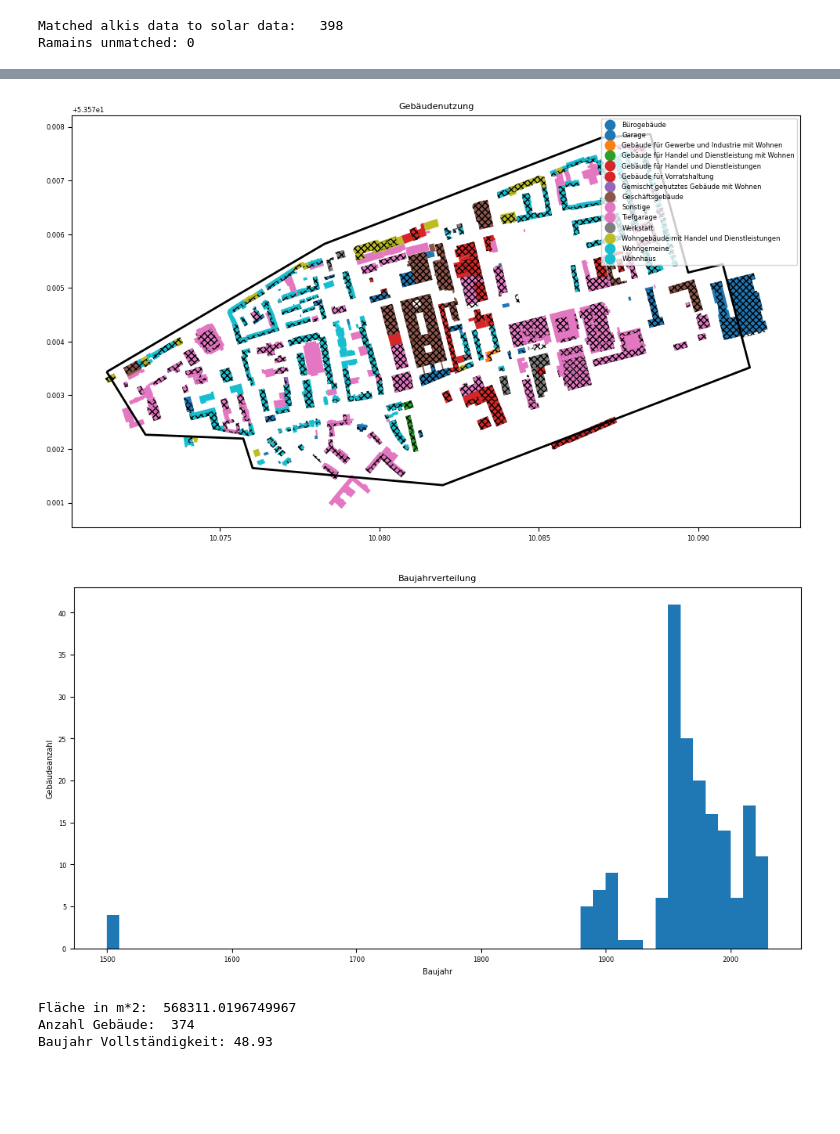
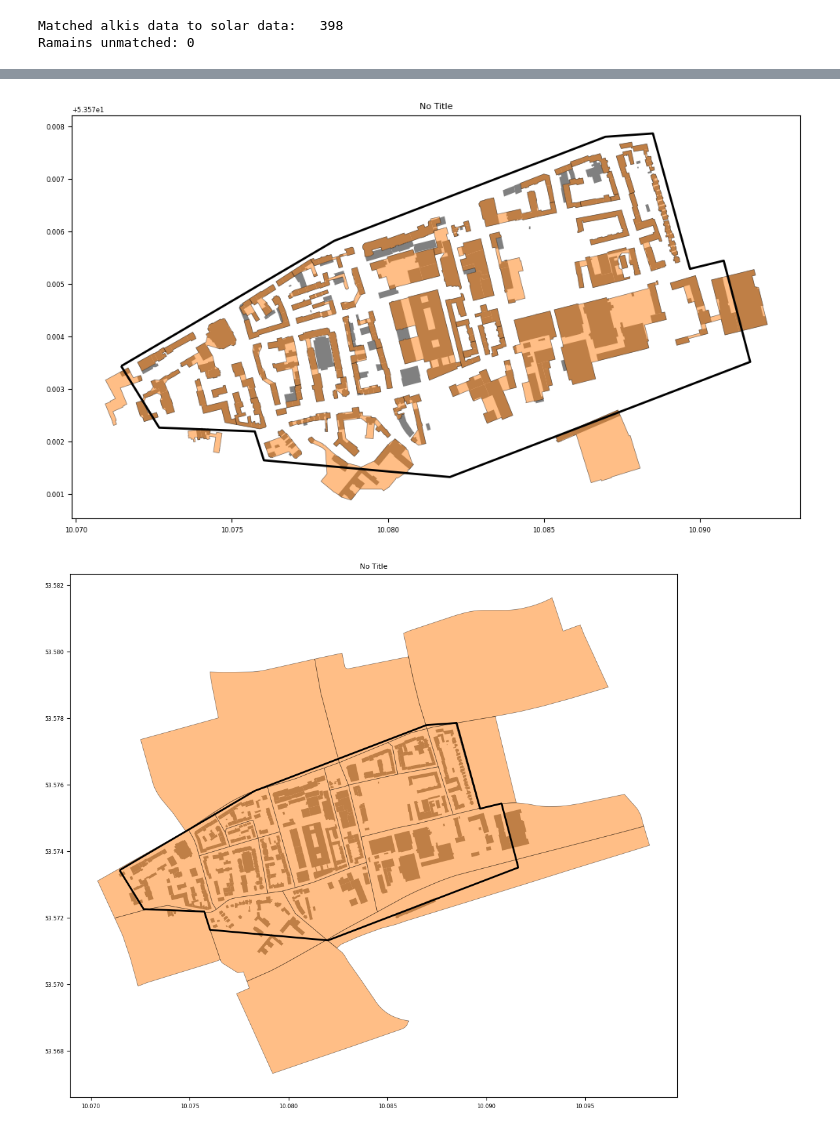
Before and after one commit to DanyBoi22/buildsim, a Jupyter notebook: notebooks/building_data_analys.ipynb, the cells around one changed output, grey strips where cells are left out. Cells and saved outputs as stored; diff of their text form; code cells hidden in the pictures; blank space fills up the shorter version.

Commit message:
New data set matching for gis data

```diff
--- a/notebooks/building_data_analys.ipynb
+++ b/notebooks/building_data_analys.ipynb
@@ -521,34 +550,32 @@ def plot_construction_year_histogram_simple(base_gdf: gpd.GeoDataFrame) -> None:
 # %%
 border_poly = Polygon(default_bbox)
 border_gdf = gpd.GeoDataFrame(geometry=[border_poly], crs="EPSG:4326")
-buildings_gdf = gpd.read_parquet("buildings.parquet")
+
+buildings_gdf = gpd.read_parquet("buildings_cleaned_up.parquet")
 buildings_gdf = buildings_gdf.to_crs("EPSG:4326")
 
-buildings_solar_gdf = gpd.read_parquet("buildings_solar_with_geometry.parquet")
-buildings_solar_gdf = buildings_solar_gdf.to_crs("EPSG:4326")
+buildings_heat_gdf = gpd.read_parquet("buildings_waerme_abs_geb_unsaniert.parquet")
+buildings_heat_gdf = buildings_heat_gdf.to_crs("EPSG:4326")
 
 limited_gdf = limit_gdf(buildings_gdf, border_gdf)
-limited_solar_gdf = limit_gdf(buildings_solar_gdf, border_gdf)
+limited_heat_gdf = limit_gdf(buildings_heat_gdf, border_gdf)
 
-plot_wit_data(limited_gdf, border_gdf, limited_solar_gdf)
-plot_construction_year_histogram_simple(limited_gdf)
-#plot_with_border(limited_gdf, def_poly_gdf)
-
-limited_gdf["gebaeudefunktion"].value_counts()
-limited_gdf["gebaeudefunktion"].unique()
-
-inspection_area = border_gdf.to_crs("EPSG:25832")
-total_area = inspection_area.geometry.iloc[0].area
-print("Fläche in m*2: ", total_area)
-
-num_buildings = len(limited_gdf)
-print("Anzahl Gebäude: ", num_buildings)
-known_years = limited_gdf["baujahr"].notna().sum()
-known_year_share = known_years / num_buildings * 100
-print(f"Baujahr Vollständigkeit: {known_year_share:.2f}")
+plot_with_heat_data(limited_gdf, border_gdf, limited_heat_gdf)
 # %% [output]
-[figure, old version]
+[figure, new version]
-[figure, removed]
-Fläche in m*2:  568311.0196749967
-Anzahl Gebäude:  374
-Baujahr Vollständigkeit: 48.93
+# %%
+border_poly = Polygon(default_bbox)
+border_gdf = gpd.GeoDataFrame(geometry=[border_poly], crs="EPSG:4326")
+
+buildings_gdf = gpd.read_parquet("buildings_cleaned_up.parquet")
+buildings_gdf = buildings_gdf.to_crs("EPSG:4326")
+
+buildings_heat_gdf = gpd.read_parquet("buildings_waerme_abs_baubl_unsaniert.parquet")
+buildings_heat_gdf = buildings_heat_gdf.to_crs("EPSG:4326")
+
+limited_gdf = limit_gdf(buildings_gdf, border_gdf)
+limited_heat_gdf = limit_gdf(buildings_heat_gdf, border_gdf)
+
+plot_with_heat_data(limited_gdf, border_gdf, limited_heat_gdf)
+# %% [output]
+[figure, added]
```
Also changed, not shown: parts of 2 cells of this notebook, 8 other files.
